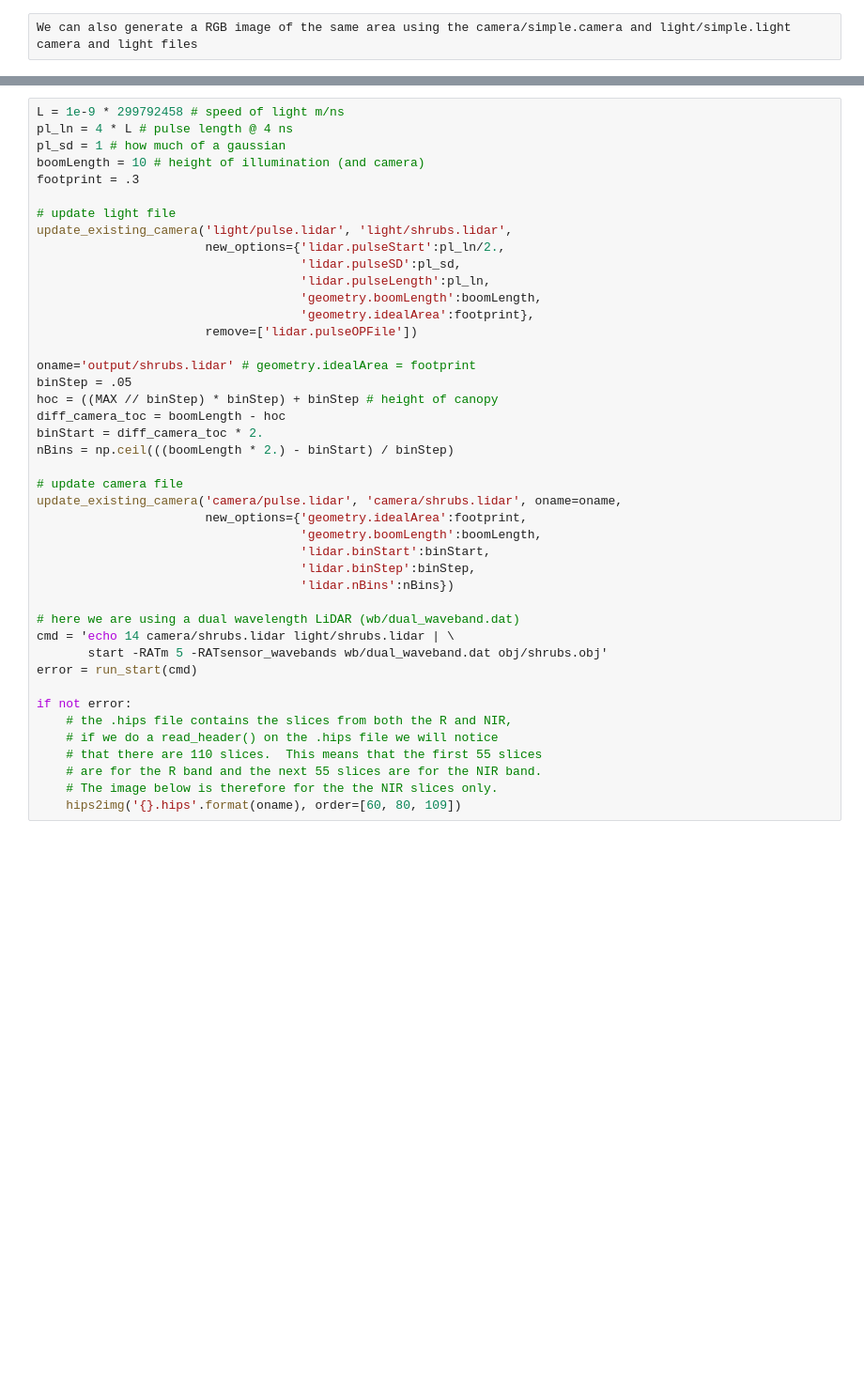
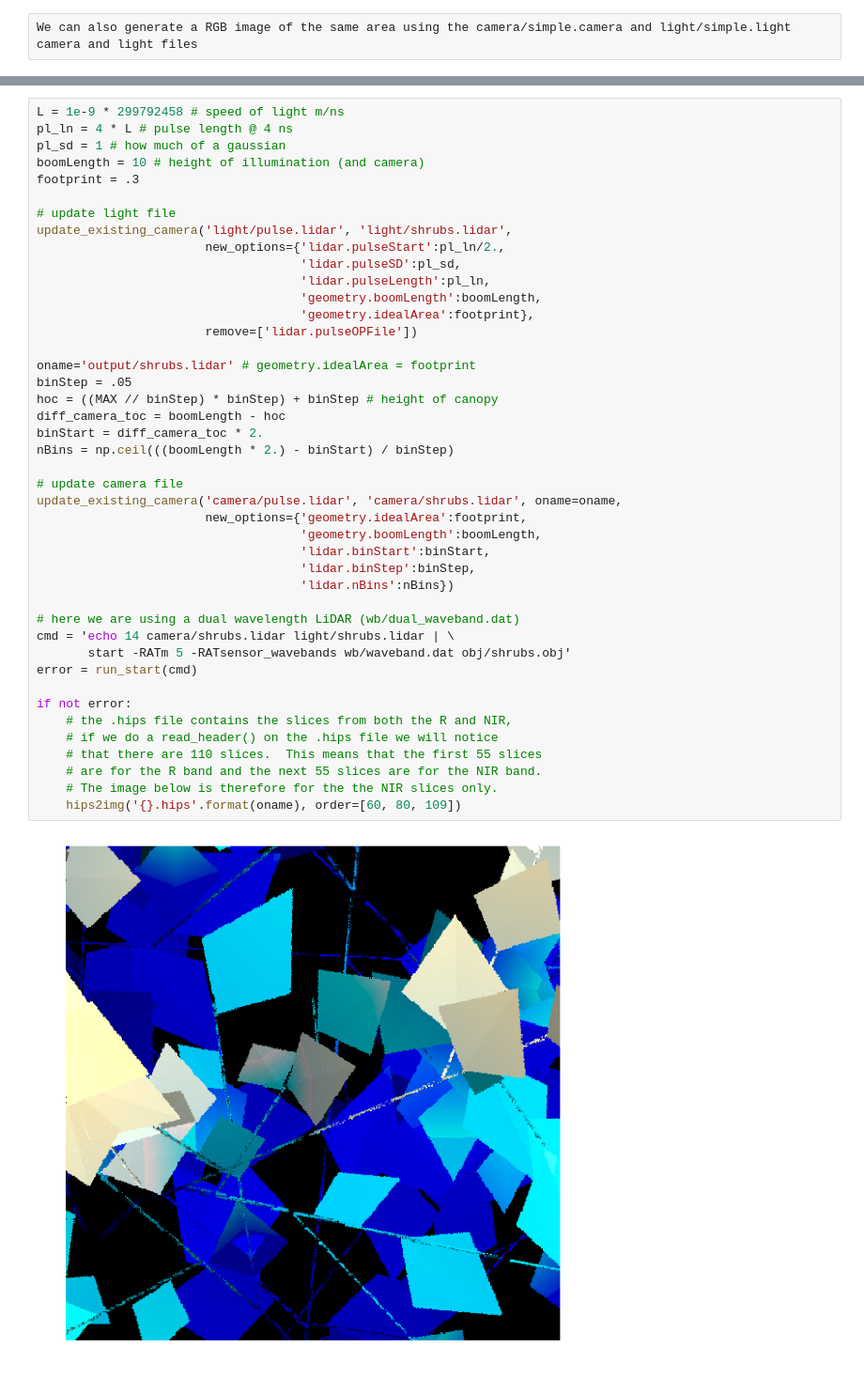
Before and after one commit to armstonj/librat_in_jupyter, a Jupyter notebook: 4.3_simulating_airborne_lidar_over_a_larger_scene.ipynb, the cells around one changed output, grey strips where cells are left out. Shown at 94% size. Drawn from its saved outputs; the diff is of its cells as text; blank space fills up the shorter version.

```diff
--- a/4.3_simulating_airborne_lidar_over_a_larger_scene.ipynb
+++ b/4.3_simulating_airborne_lidar_over_a_larger_scene.ipynb
@@ -62,34 +70,36 @@ update_existing_camera('light/pulse.lidar', 'light/shrubs.lidar',
                                     'geometry.boomLength':boomLength,
                                     'geometry.idealArea':footprint},
                        remove=['lidar.pulseOPFile'])
 
 oname='output/shrubs.lidar' # geometry.idealArea = footprint
 binStep = .05
 hoc = ((MAX // binStep) * binStep) + binStep # height of canopy
 diff_camera_toc = boomLength - hoc
 binStart = diff_camera_toc * 2.
 nBins = np.ceil(((boomLength * 2.) - binStart) / binStep)
 
 # update camera file
 update_existing_camera('camera/pulse.lidar', 'camera/shrubs.lidar', oname=oname,
                        new_options={'geometry.idealArea':footprint,
                                     'geometry.boomLength':boomLength,
                                     'lidar.binStart':binStart,
                                     'lidar.binStep':binStep,
                                     'lidar.nBins':nBins})
 
 # here we are using a dual wavelength LiDAR (wb/dual_waveband.dat)
 cmd = 'echo 14 camera/shrubs.lidar light/shrubs.lidar | \
-       start -RATm 5 -RATsensor_wavebands wb/dual_waveband.dat obj/shrubs.obj'
+       start -RATm 5 -RATsensor_wavebands wb/waveband.dat obj/shrubs.obj'
 error = run_start(cmd)
 
 if not error:
     # the .hips file contains the slices from both the R and NIR,
     # if we do a read_header() on the .hips file we will notice
     # that there are 110 slices.  This means that the first 55 slices
     # are for the R band and the next 55 slices are for the NIR band.
     # The image below is therefore for the the NIR slices only.
     hips2img('{}.hips'.format(oname), order=[60, 80, 109])
+# %% [output]
+[figure, added]
 # %%
 from hips import read_header
 print(nBins)
```
Also changed, not shown: parts of 6 cells of this notebook, 13 other files.
